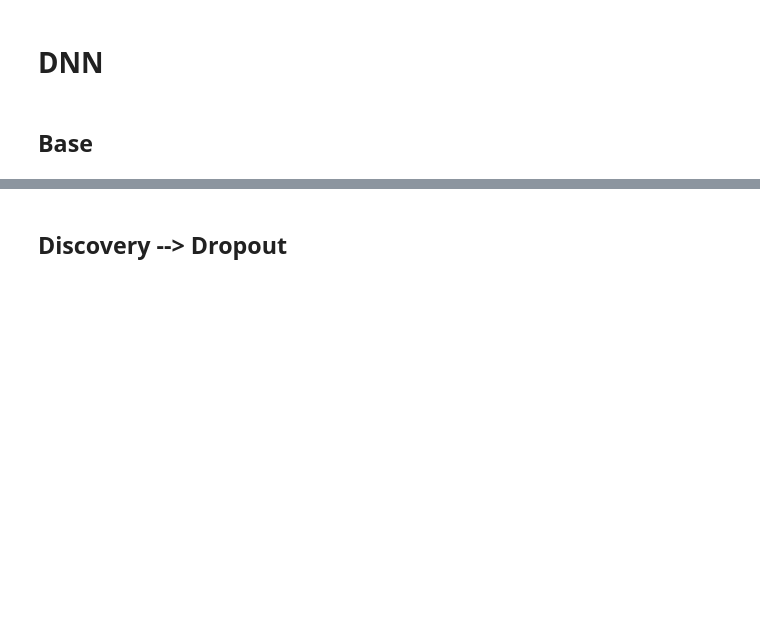
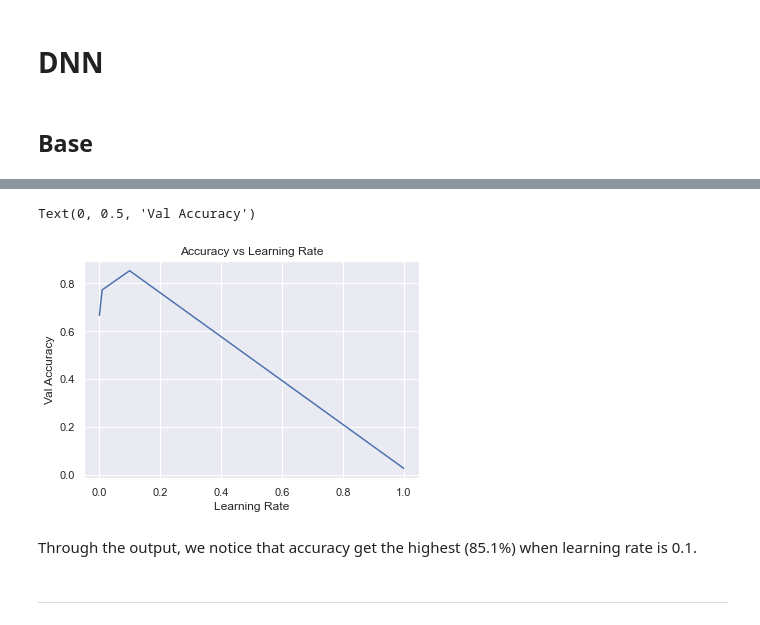
Before and after one commit to XiaoLinZzz/Machine-learning, a Jupyter notebook: A3/Assignment3_UMLT_2022_instructions.ipynb, the cells around one changed output, grey strips where cells are left out. Saved outputs shown, nothing was run; the diff lists cells and outputs as text; code cells hidden in the pictures; blank space fills up the shorter version.

```diff
--- a/A3/Assignment3_UMLT_2022_instructions.ipynb
+++ b/A3/Assignment3_UMLT_2022_instructions.ipynb
@@ -983,2 +1088,13 @@ NameError: name 'plot_history' is not defined
+# %%
+res=np.array(res)
+plt.plot(res[:,0],res[:,1])
+plt.title('Accuracy vs Learning Rate')
+plt.xlabel('Learning Rate')
+plt.ylabel('Val Accuracy')
+# %% [output]
+Text(0, 0.5, 'Val Accuracy')
+[figure, added]
+# %% [markdown]
+Through the output, we notice that accuracy get the highest (85.1%) when learning rate is 0.1.
 # %% [markdown]
-## Discovery --> Dropout
+***
```
Also changed, not shown: parts of 54 cells of this notebook, 1 other file.
